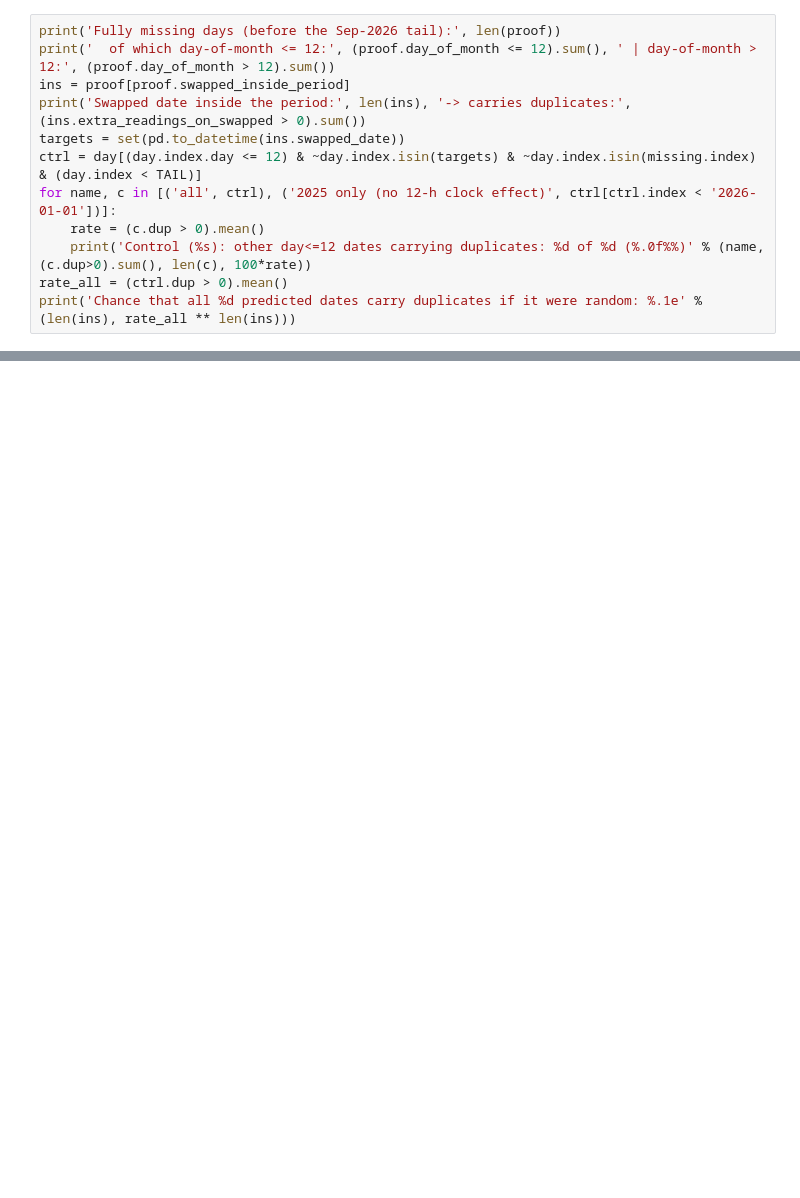
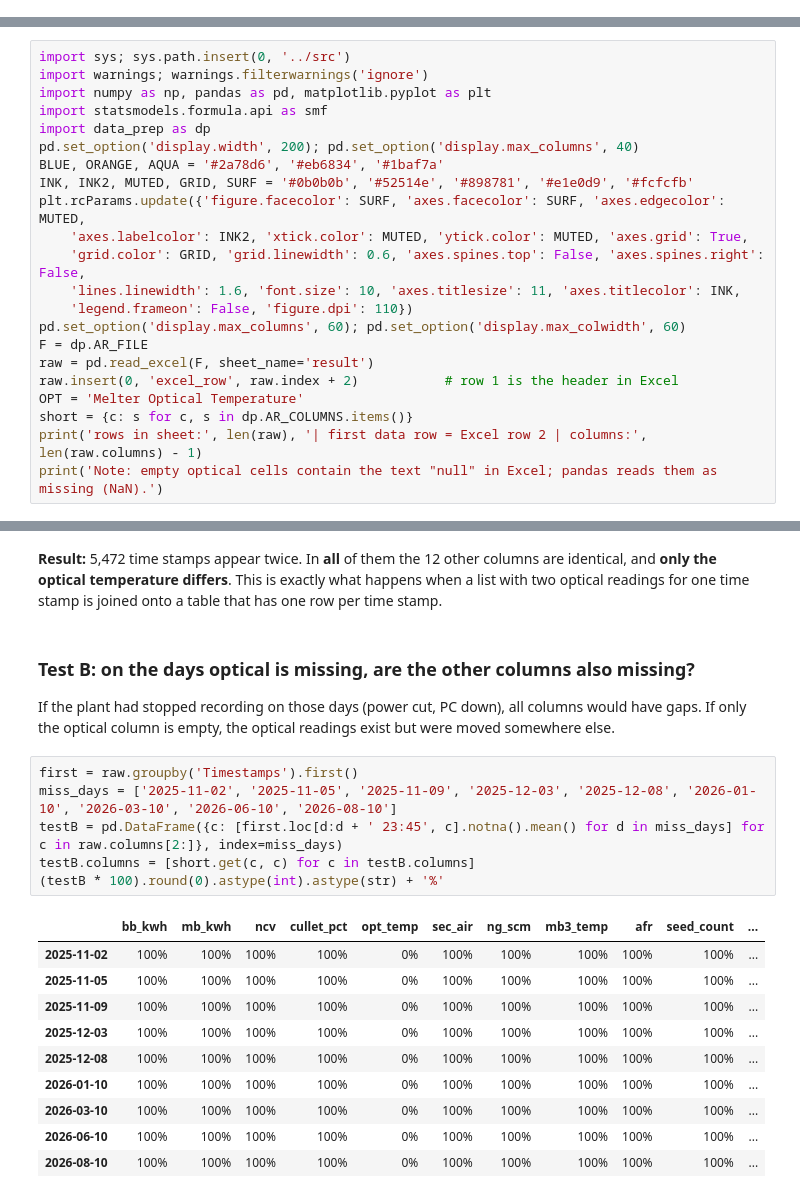
Before and after one commit to Sakthiskumar-A/PGP_ptm_analysis, a Jupyter notebook: notebooks/02_optical_log_evidence.ipynb, the cells around one changed output, grey strips where cells are left out. Saved outputs shown, nothing was run; the diff lists cells and outputs as text; blank space fills up the shorter version.

```diff
--- a/notebooks/02_optical_log_evidence.ipynb
+++ b/notebooks/02_optical_log_evidence.ipynb
@@ -97,12 +0,0 @@ proof
-# %%
-print('Fully missing days (before the Sep-2026 tail):', len(proof))
-print('  of which day-of-month <= 12:', (proof.day_of_month <= 12).sum(), ' | day-of-month > 12:', (proof.day_of_month > 12).sum())
-ins = proof[proof.swapped_inside_period]
-print('Swapped date inside the period:', len(ins), '-> carries duplicates:', (ins.extra_readings_on_swapped > 0).sum())
-targets = set(pd.to_datetime(ins.swapped_date))
-ctrl = day[(day.index.day <= 12) & ~day.index.isin(targets) & ~day.index.isin(missing.index) & (day.index < TAIL)]
-for name, c in [('all', ctrl), ('2025 only (no 12-h clock effect)', ctrl[ctrl.index < '2026-01-01'])]:
-    rate = (c.dup > 0).mean()
-    print('Control (%s): other day<=12 dates carrying duplicates: %d of %d (%.0f%%)' % (name, (c.dup>0).sum(), len(c), 100*rate))
-rate_all = (ctrl.dup > 0).mean()
-print('Chance that all %d predicted dates carry duplicates if it were random: %.1e' % (len(ins), rate_all ** len(ins)))
@@ -281,0 +15,22 @@ Days with trustworthy daily optical mean: 255 of 395
+# %%
+import sys; sys.path.insert(0, '../src')
+import warnings; warnings.filterwarnings('ignore')
+import numpy as np, pandas as pd, matplotlib.pyplot as plt
+import statsmodels.formula.api as smf
+import data_prep as dp
+pd.set_option('display.width', 200); pd.set_option('display.max_columns', 40)
+BLUE, ORANGE, AQUA = '#2a78d6', '#eb6834', '#1baf7a'
+INK, INK2, MUTED, GRID, SURF = '#0b0b0b', '#52514e', '#898781', '#e1e0d9', '#fcfcfb'
+plt.rcParams.update({'figure.facecolor': SURF, 'axes.facecolor': SURF, 'axes.edgecolor': MUTED,
+    'axes.labelcolor': INK2, 'xtick.color': MUTED, 'ytick.color': MUTED, 'axes.grid': True,
+    'grid.color': GRID, 'grid.linewidth': 0.6, 'axes.spines.top': False, 'axes.spines.right': False,
+    'lines.linewidth': 1.6, 'font.size': 10, 'axes.titlesize': 11, 'axes.titlecolor': INK,
+    'legend.frameon': False, 'figure.dpi': 110})
+pd.set_option('display.max_columns', 60); pd.set_option('display.max_colwidth', 60)
+F = dp.AR_FILE
+raw = pd.read_excel(F, sheet_name='result')
+raw.insert(0, 'excel_row', raw.index + 2)           # row 1 is the header in Excel
+OPT = 'Melter Optical Temperature'
+short = {c: s for c, s in dp.AR_COLUMNS.items()}
+print('rows in sheet:', len(raw), '| first data row = Excel row 2 | columns:', len(raw.columns) - 1)
+print('Note: empty optical cells contain the text "null" in Excel; pandas reads them as missing (NaN).')
@@ -281,0 +76,22 @@ Days with trustworthy daily optical mean: 255 of 395
+# %% [markdown]
+**Result:** 5,472 time stamps appear twice. In **all** of them the 12 other columns are identical, and **only the optical temperature differs**. This is exactly what happens when a list with two optical readings for one time stamp is joined onto a table that has one row per time stamp.
+# %% [markdown]
+### Test B: on the days optical is missing, are the other columns also missing?
+If the plant had stopped recording on those days (power cut, PC down), all columns would have gaps. If only the optical column is empty, the optical readings exist but were moved somewhere else.
+# %%
+first = raw.groupby('Timestamps').first()
+miss_days = ['2025-11-02', '2025-11-05', '2025-11-09', '2025-12-03', '2025-12-08', '2026-01-10', '2026-03-10', '2026-06-10', '2026-08-10']
+testB = pd.DataFrame({c: [first.loc[d:d + ' 23:45', c].notna().mean() for d in miss_days] for c in raw.columns[2:]}, index=miss_days)
+testB.columns = [short.get(c, c) for c in testB.columns]
+(testB * 100).round(0).astype(int).astype(str) + '%'
+# %% [output]
+|  | bb_kwh | mb_kwh | ncv | cullet_pct | opt_temp | sec_air | ng_scm | mb3_temp | afr | seed_count | ... |
+| 2025-11-02 | 100% | 100% | 100% | 100% | 0% | 100% | 100% | 100% | 100% | 100% | ... |
+| 2025-11-05 | 100% | 100% | 100% | 100% | 0% | 100% | 100% | 100% | 100% | 100% | ... |
+| 2025-11-09 | 100% | 100% | 100% | 100% | 0% | 100% | 100% | 100% | 100% | 100% | ... |
+| 2025-12-03 | 100% | 100% | 100% | 100% | 0% | 100% | 100% | 100% | 100% | 100% | ... |
+| 2025-12-08 | 100% | 100% | 100% | 100% | 0% | 100% | 100% | 100% | 100% | 100% | ... |
+| 2026-01-10 | 100% | 100% | 100% | 100% | 0% | 100% | 100% | 100% | 100% | 100% | ... |
+| 2026-03-10 | 100% | 100% | 100% | 100% | 0% | 100% | 100% | 100% | 100% | 100% | ... |
+| 2026-06-10 | 100% | 100% | 100% | 100% | 0% | 100% | 100% | 100% | 100% | 100% | ... |
+| 2026-08-10 | 100% | 100% | 100% | 100% | 0% | 100% | 100% | 100% | 100% | 100% | ... |
```
Also changed, not shown: parts of 61 cells of this notebook, 1 other file.
